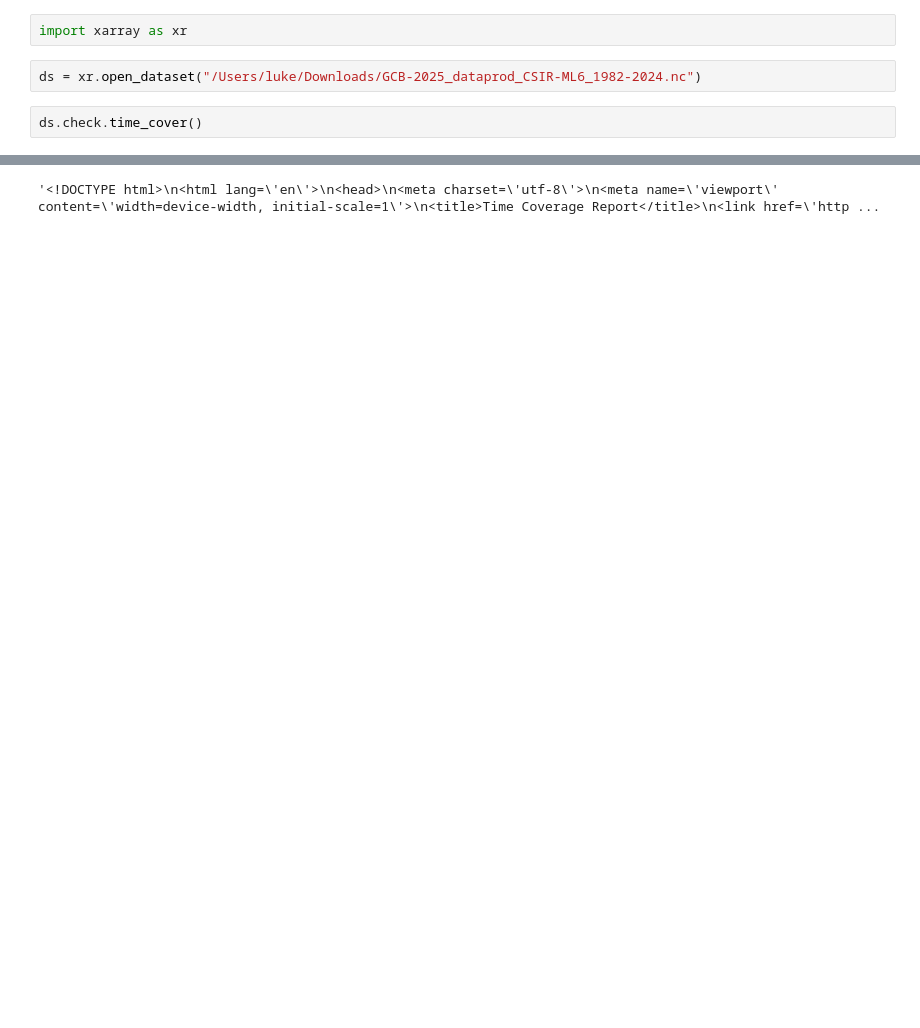
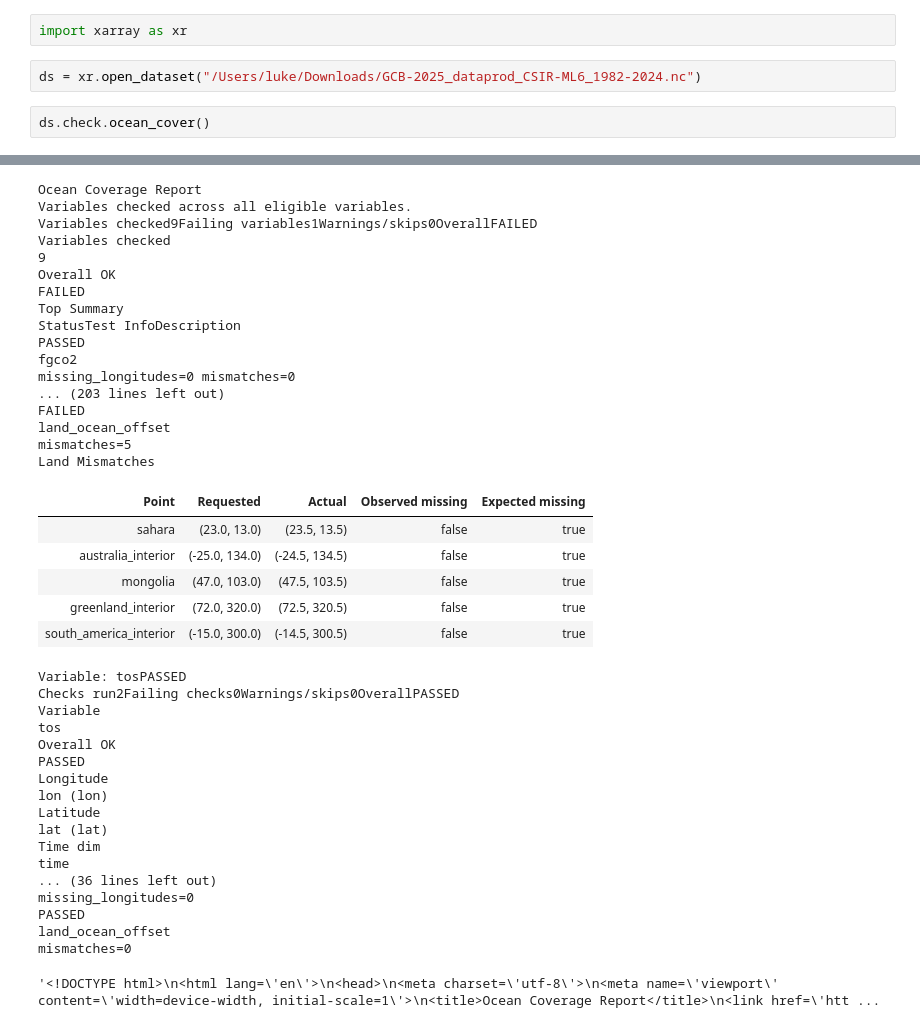
Before and after one commit to lukegre/nc-check, a Jupyter notebook: test.ipynb, the cells around one changed output, grey strips where cells are left out. Saved outputs shown, nothing was run; the diff lists cells and outputs as text; blank space fills up the shorter version.

```diff
--- a/test.ipynb
+++ b/test.ipynb
@@ -3,5 +3,5 @@ import xarray as xr
 # %%
 ds = xr.open_dataset("/Users/luke/Downloads/GCB-2025_dataprod_CSIR-ML6_1982-2024.nc")
 # %%
-ds.check.time_cover()
+ds.check.ocean_cover()
 # %% [output]
@@ -9 +8,41 @@ ds.check.time_cover()
-'<!DOCTYPE html>\n<html lang=\'en\'>\n<head>\n<meta charset=\'utf-8\'>\n<meta name=\'viewport\' content=\'width=device-width, initial-scale=1\'>\n<title>Time Coverage Report</title>\n<link href=\'http ...
+Ocean Coverage Report
+Variables checked across all eligible variables.
+Variables checked9Failing variables1Warnings/skips0OverallFAILED
+Variables checked
+9
+Overall OK
+FAILED
+Top Summary
+StatusTest InfoDescription
+PASSED
+fgco2
+missing_longitudes=0 mismatches=0
+... (203 lines left out)
+FAILED
+land_ocean_offset
+mismatches=5
+Land Mismatches
+| Point | Requested | Actual | Observed missing | Expected missing |
+| sahara | (23.0, 13.0) | (23.5, 13.5) | false | true |
+| australia_interior | (-25.0, 134.0) | (-24.5, 134.5) | false | true |
+| mongolia | (47.0, 103.0) | (47.5, 103.5) | false | true |
+| greenland_interior | (72.0, 320.0) | (72.5, 320.5) | false | true |
+| south_america_interior | (-15.0, 300.0) | (-14.5, 300.5) | false | true |
+Variable: tosPASSED
+Checks run2Failing checks0Warnings/skips0OverallPASSED
+Variable
+tos
+Overall OK
+PASSED
+Longitude
+lon (lon)
+Latitude
+lat (lat)
+Time dim
+time
+... (36 lines left out)
+missing_longitudes=0
+PASSED
+land_ocean_offset
+mismatches=0
+'<!DOCTYPE html>\n<html lang=\'en\'>\n<head>\n<meta charset=\'utf-8\'>\n<meta name=\'viewport\' content=\'width=device-width, initial-scale=1\'>\n<title>Ocean Coverage Report</title>\n<link href=\'htt ...
```
Also changed, not shown: parts of 1 cell of this notebook, 9 other files.
